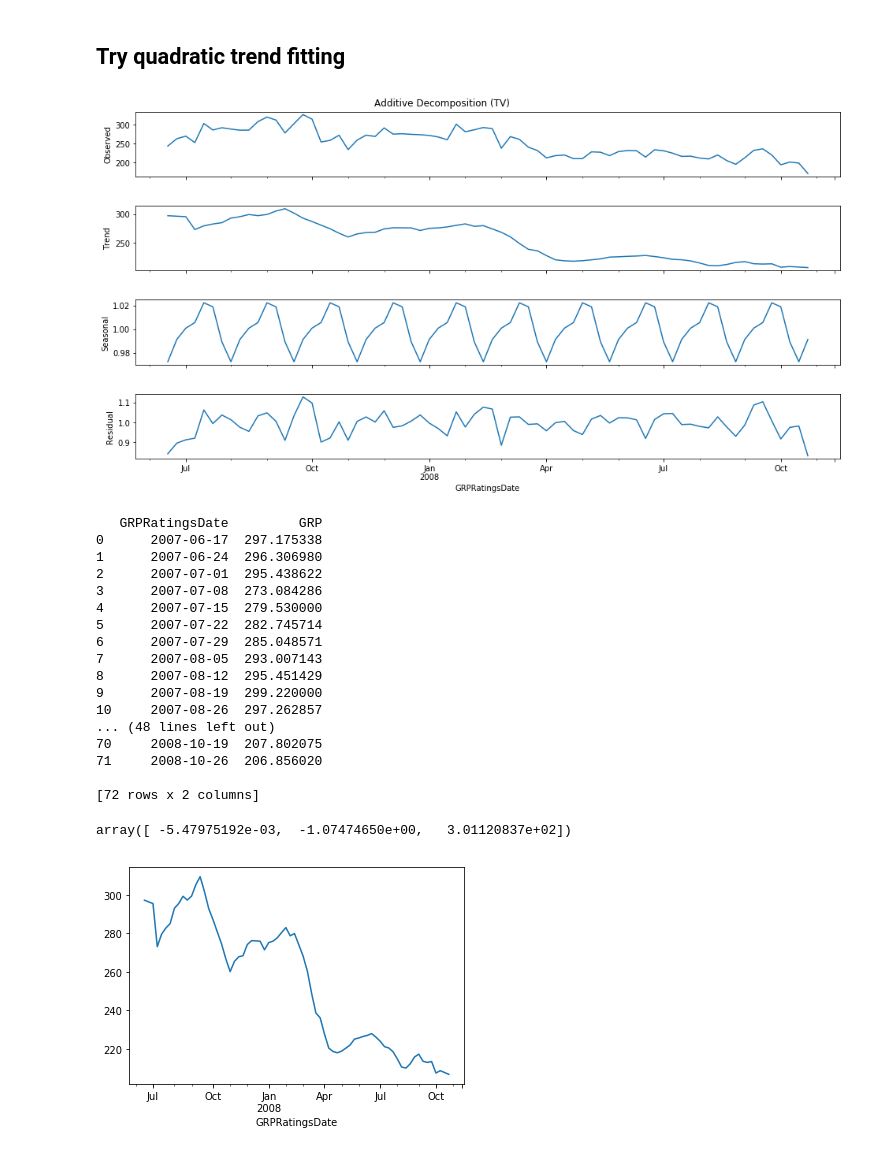
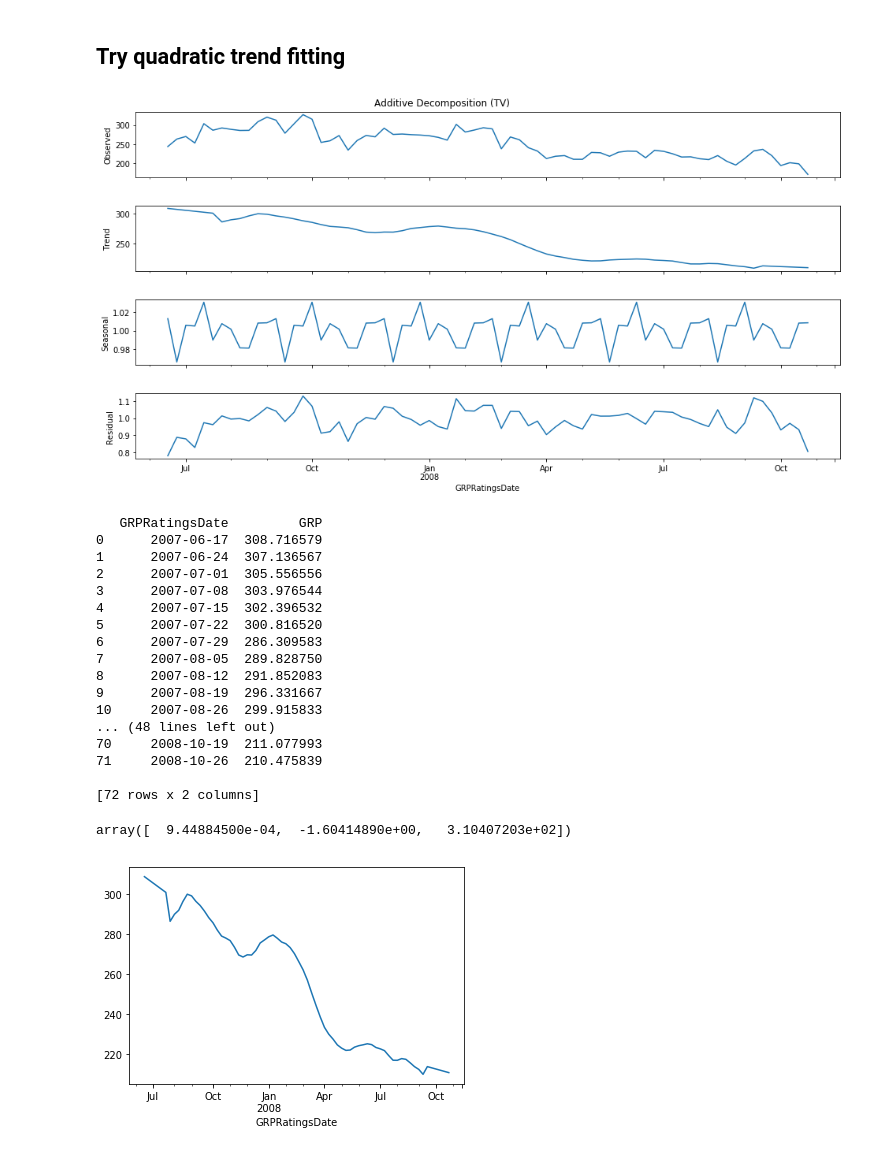
Before and after one commit to lppier/Indian_TV_Time_Series, a Jupyter notebook: Decompositional Methods.ipynb, the cells around one changed output. Drawn from its saved outputs; the diff is of its cells as text; code cells hidden in the pictures.

```diff
--- a/Decompositional Methods.ipynb
+++ b/Decompositional Methods.ipynb
@@ -335,12 +367,12 @@ Prediction quality: 8.82% MAPE
 # %% [markdown]
 ## Try quadratic trend fitting
 # %%
-decomp = seasonal_decompose(df_train['GRP'], freq=7, model='multiplicative', extrapolate_trend=freq)
+decomp = seasonal_decompose(df_train['GRP'], freq=12, model='multiplicative', extrapolate_trend=freq)
 decomp.plot().set_size_inches(15,8)
 plt.suptitle('Additive Decomposition (TV)')
 plt.show()
 # %% [output]
-[figure, old version]
+[figure, new version]
 # %%
 decomp.trend.plot()
 df_trend = pd.DataFrame(decomp.trend)
@@ -352,24 +384,24 @@ coefs = np.polyfit(df_trend.index, df_trend['GRP'], 2)
 coefs
 # %% [output]
    GRPRatingsDate         GRP
-0      2007-06-17  297.175338
-1      2007-06-24  296.306980
-2      2007-07-01  295.438622
-3      2007-07-08  273.084286
-4      2007-07-15  279.530000
-5      2007-07-22  282.745714
-6      2007-07-29  285.048571
-7      2007-08-05  293.007143
-8      2007-08-12  295.451429
-9      2007-08-19  299.220000
-10     2007-08-26  297.262857
+0      2007-06-17  308.716579
+1      2007-06-24  307.136567
+2      2007-07-01  305.556556
+3      2007-07-08  303.976544
+4      2007-07-15  302.396532
+5      2007-07-22  300.816520
+6      2007-07-29  286.309583
+7      2007-08-05  289.828750
+8      2007-08-12  291.852083
+9      2007-08-19  296.331667
+10     2007-08-26  299.915833
 ... (48 lines left out)
-70     2008-10-19  207.802075
-71     2008-10-26  206.856020
+70     2008-10-19  211.077993
+71     2008-10-26  210.475839
 
 [72 rows x 2 columns]
-array([ -5.47975192e-03,  -1.07474650e+00,   3.01120837e+02])
+array([  9.44884500e-04,  -1.60414890e+00,   3.10407203e+02])
-[figure, old version]
+[figure, new version]
 # %%
 # Predict trend length of test data steps ahead
 predict_trend = []
```
Also changed, not shown: parts of 23 cells of this notebook.
